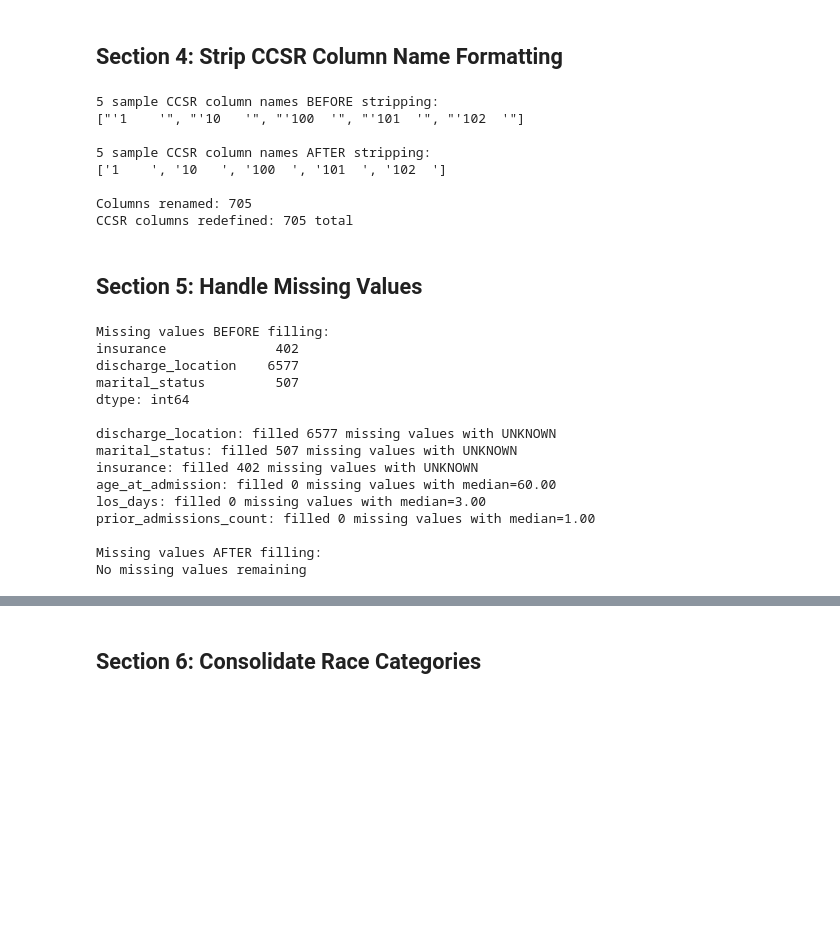
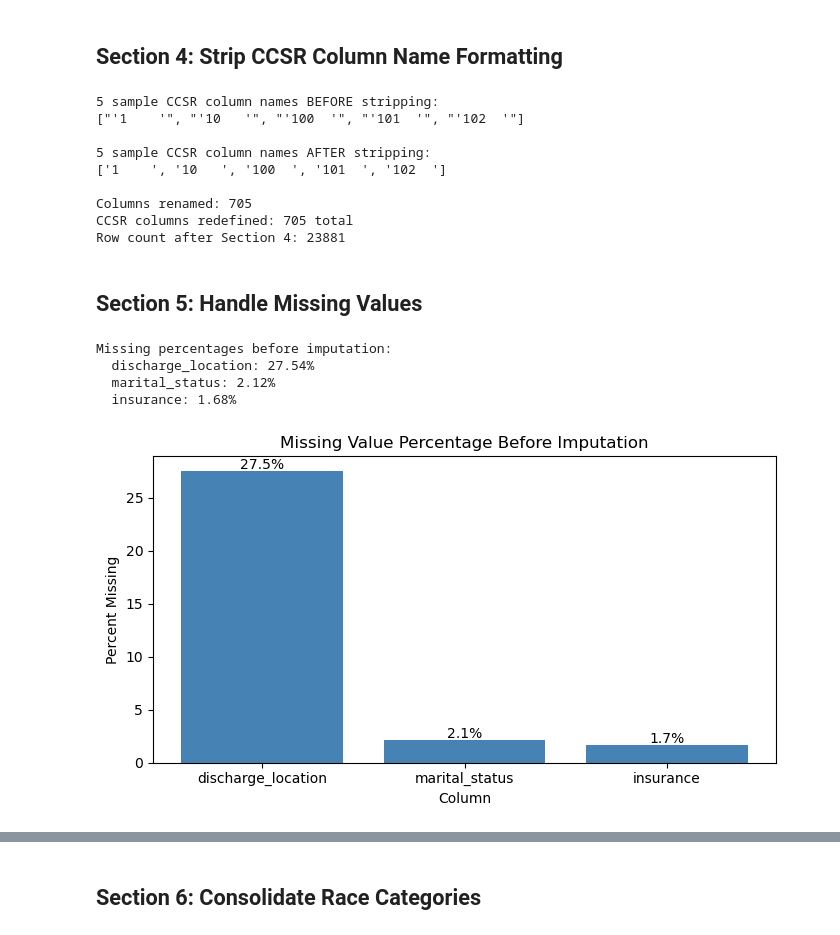
Before and after one commit to Dekayzip/MIMIC-IV-Readmission-Capstone, a Jupyter notebook: preprocessing.ipynb, the cells around one changed output, grey strips where cells are left out. Saved outputs shown, nothing was run; the diff lists cells and outputs as text; code cells hidden in the pictures; blank space fills up the shorter version.

```diff
--- a/preprocessing.ipynb
+++ b/preprocessing.ipynb
@@ -141,7 +142,6 @@ Shape after step 3: (23881, 718)
 # %% [markdown]
 ## Section 4: Strip CCSR Column Name Formatting
 # %%
-# Identify CCSR columns before rename using original spec lists
 ccsr_sample_before = [c for c in df.columns
                       if c not in set(non_feature_cols_spec)
                       and c not in set(clinical_cols_spec)]
@@ -153,7 +153,6 @@ df.columns = df.columns.str.strip().str.replace("'", '', regex=False)
 new_names = list(df.columns)
 changed_count = sum(1 for o, n in zip(old_names, new_names) if o != n)
 
-# Redefine column groups after rename
 non_feature_cols = [c for c in non_feature_cols_spec if c in df.columns]
 clinical_cols = [c for c in clinical_cols_spec if c in df.columns]
 ccsr_cols = [c for c in df.columns
@@ -165,6 +164,7 @@ print(ccsr_cols[:5])
 print()
 print('Columns renamed:', changed_count)
 print('CCSR columns redefined:', len(ccsr_cols), 'total')
+print(f'Row count after Section 4: {df.shape[0]}')
 # %% [output]
 5 sample CCSR column names BEFORE stripping:
 ["'1    '", "'10   '", "'100  '", "'101  '", "'102  '"]
@@ -174,48 +174,67 @@ print('CCSR columns redefined:', len(ccsr_cols), 'total')
 
 Columns renamed: 705
 CCSR columns redefined: 705 total
+Row count after Section 4: 23881
 # %% [markdown]
 ## Section 5: Handle Missing Values
 # %%
-print('Missing values BEFORE filling:')
-mv = df.isnull().sum()
-has_missing = mv[mv > 0]
-print(has_missing if len(has_missing) > 0 else 'None')
-print()
+# Missing value percentages before imputation
+cols_to_check = ['discharge_location', 'marital_status', 'insurance']
+missing_pct = {c: df[c].isnull().mean() * 100 for c in cols_to_check if c in df.columns}
 
-# Fill categorical missing with UNKNOWN
-for col in ['discharge_location', 'marital_status', 'insurance']:
-    if col in df.columns:
-        n = int(df[col].isnull().sum())
-        df[col] = df[col].fillna('UNKNOWN')
-        print(f'{col}: filled {n} missing values with UNKNOWN')
+print('Missing percentages before imputation:')
+for col, pct in missing_pct.items():
+    print(f'  {col}: {pct:.2f}%')
 
-# Fill numeric missing with column median
+# Plot missing percentages
+fig, ax = plt.subplots(figsize=(7, 4))
+ax.bar(missing_pct.keys(), missing_pct.values(), color='steelblue')
+ax.set_title('Missing Value Percentage Before Imputation')
+ax.set_ylabel('Percent Missing')
+ax.set_xlabel('Column')
+for i, (col, val) in enumerate(missing_pct.items()):
+    ax.text(i, val + 0.2, f'{val:.1f}%', ha='center', fontsize=10)
+plt.tight_layout()
+plt.show()
+
+# Create indicator flags and impute with mode
+# Handle discharge_location and marital_status with mode
+for col in ['discharge_location', 'marital_status']:
+    if col not in df.columns:
+        continue
+    n_missing = int(df[col].isnull().sum())
+    flag_col = f'{col}_missing'
+    df[flag_col] = df[col].isnull().astype(int)
+    print(f'\n{col}: {n_missing} missing rows flagged in {flag_col}')
+    mode_val = df[col].mode()[0]
+    df[col] = df[col].fillna(mode_val)
+    print(f'{col}: imputed with mode = "{mode_val}"')
+
+# Handle insurance with 'Other' (neutral default)
+if 'insurance' in df.columns:
+    n_missing = int(df['insurance'].isnull().sum())
+    df['insurance_missing'] = df['insurance'].isnull().astype(int)
+    print(f'\ninsurance: {n_missing} missing rows flagged in insurance_missing')
+    df['insurance'] = df['insurance'].fillna('Other')
+    print(f'insurance: imputed with "Other" (neutral category)')
+
+# Numeric columns: fill with median (no change needed, already clean)
 for col in ['age_at_admission', 'los_days', 'prior_admissions_count']:
     if col in df.columns:
         n = int(df[col].isnull().sum())
         med = df[col].median()
         df[col] = df[col].fillna(med)
         print(f'{col}: filled {n} missing values with median={med:.2f}')
 
 print()
 print('Missing values AFTER filling:')
 mv_after = df.isnull().sum()
 has_missing_after = mv_after[mv_after > 0]
 print(has_missing_after if len(has_missing_after) > 0 else 'No missing values remaining')
+print(f'Row count after Section 5: {df.shape[0]}')
 # %% [output]
-Missing values BEFORE filling:
-insurance              402
-discharge_location    6577
-marital_status         507
-dtype: int64
-
-discharge_location: filled 6577 missing values with UNKNOWN
-marital_status: filled 507 missing values with UNKNOWN
-insurance: filled 402 missing values with UNKNOWN
-age_at_admission: filled 0 missing values with median=60.00
-los_days: filled 0 missing values with median=3.00
-prior_admissions_count: filled 0 missing values with median=1.00
-
-Missing values AFTER filling:
-No missing values remaining
+Missing percentages before imputation:
+  discharge_location: 27.54%
+  marital_status: 2.12%
+  insurance: 1.68%
+[figure, added]
```
Also changed, not shown: parts of 13 cells of this notebook, 3 other files.
